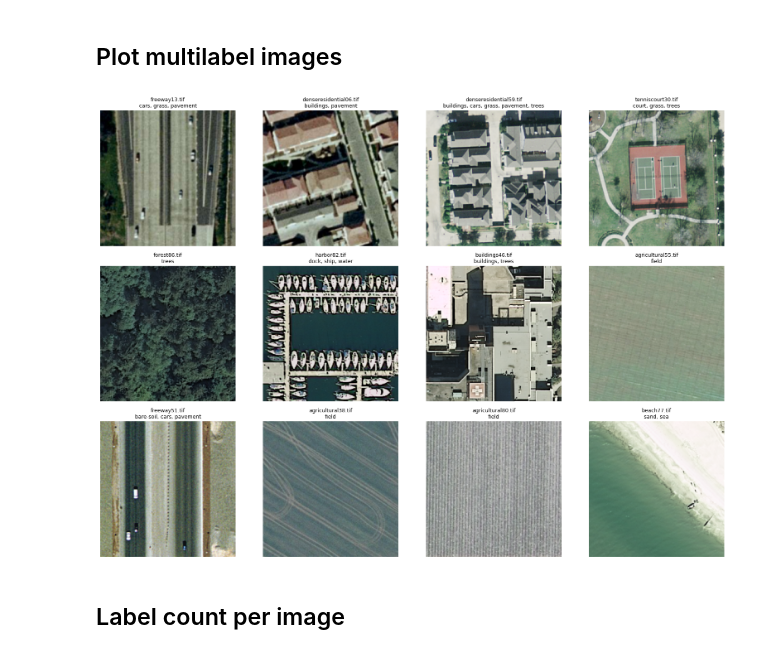
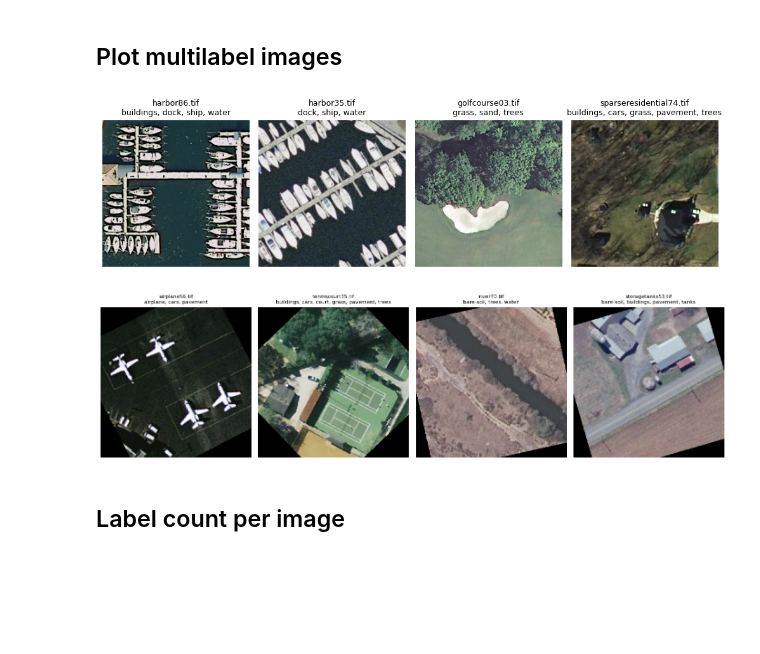
Before and after one commit to sstaheli52/Deep-learning-land-use-classification, a Jupyter notebook: notebooks/0.01_multi_label_data_exploration.ipynb, the cells around one changed output. Drawn from its saved outputs; the diff is of its cells as text; code cells hidden in the pictures; blank space fills up the shorter version.

Commit message:
added augmented image plots

```diff
--- a/notebooks/0.01_multi_label_data_exploration.ipynb
+++ b/notebooks/0.01_multi_label_data_exploration.ipynb
@@ -31,32 +33,67 @@ Class names: ['airplane', 'bare-soil', 'buildings', 'cars', 'chaparral', 'court'
 # %%
 n_plot = 12
 sampled = random.sample(range(len(all_df)), k=min(n_plot, len(all_df)))
 
 cols = 4
 rows = (n_plot + cols - 1) // cols
-fig, axes = plt.subplots(rows, cols, figsize=(4 * cols, 3.8 * rows))
+fig, axes = plt.subplots(1, 4, figsize=(10,10))
 axes = axes.ravel() if rows > 1 or cols > 1 else [axes]
 
 for ax, idx in zip(axes, sampled):
     row = all_df.iloc[idx]
     img_path = row["path"]
 
     # Get active labels
     labels = [class_names[i] for i in range(num_classes) if row[class_names[i]] == 1]
     label_text = ", ".join(labels) if labels else "(no labels)"
 
     img = plt.imread(img_path)
     ax.imshow(img)
     ax.set_title(f"{Path(img_path).name}\n{label_text}", fontsize=9)
     ax.axis("off")
 
 for ax in axes[len(sampled):]:
     ax.axis("off")
 
 plt.tight_layout()
 plt.show()
 # %% [output]
-[figure, old version]
+[figure, new version]
+# %%
+train_augs = transforms.Compose([
+    transforms.RandomHorizontalFlip(0.5),
+    transforms.RandomVerticalFlip(0.5),
+    transforms.ColorJitter(brightness=0.1, contrast=0.1, saturation=0.05, hue=0.02),
+    transforms.RandomRotation(degrees=90)
+])
+
+n_plot_aug = 4
+sampled_aug = random.sample(range(len(all_df)), k=min(n_plot_aug, len(all_df)))
+
+fig, axes = plt.subplots(1, 4, figsize=(14, 4))
+axes = axes.ravel()
+
+for ax, idx in zip(axes, sampled_aug):
+    row = all_df.iloc[idx]
+    img_path = row["path"]
+
+    labels = [class_names[i] for i in range(num_classes) if row[class_names[i]] == 1]
+    label_text = ", ".join(labels) if labels else "(no labels)"
+
+    img = Image.open(img_path).convert("RGB")
+    aug_img = train_augs(img)
+
+    ax.imshow(aug_img)
+    ax.set_title(f"{Path(img_path).name}\n{label_text}", fontsize=8)
+    ax.axis("off")
+
+for ax in axes[len(sampled_aug):]:
+    ax.axis("off")
+
+plt.tight_layout()
+plt.show()
+# %% [output]
+[figure, added]
 # %% [markdown]
 ## Label count per image
 # %%
```
Also changed, not shown: parts of 1 cell of this notebook.
